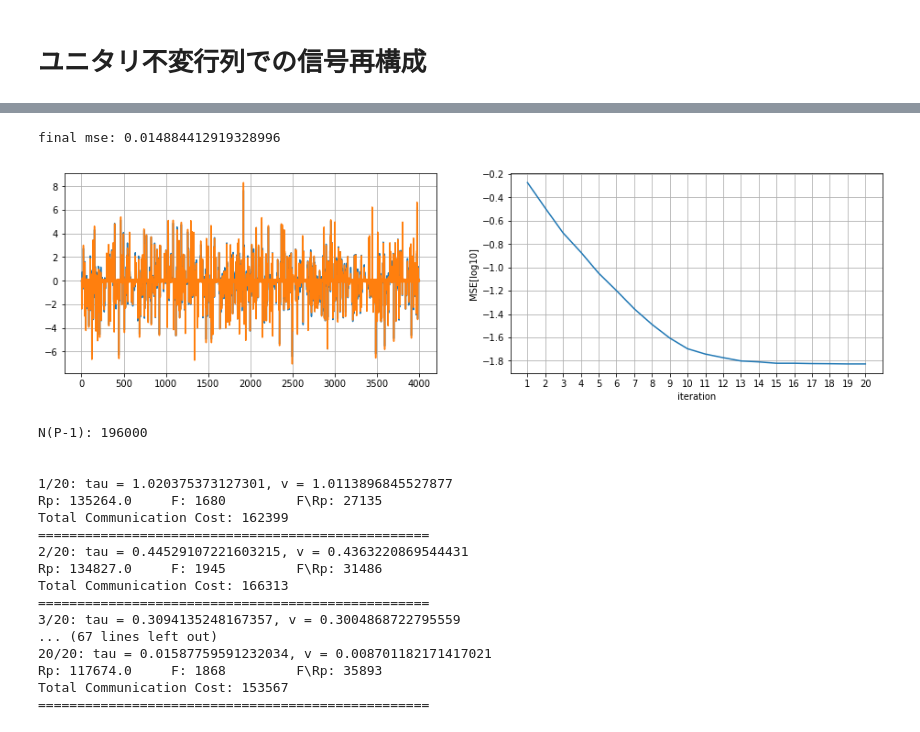
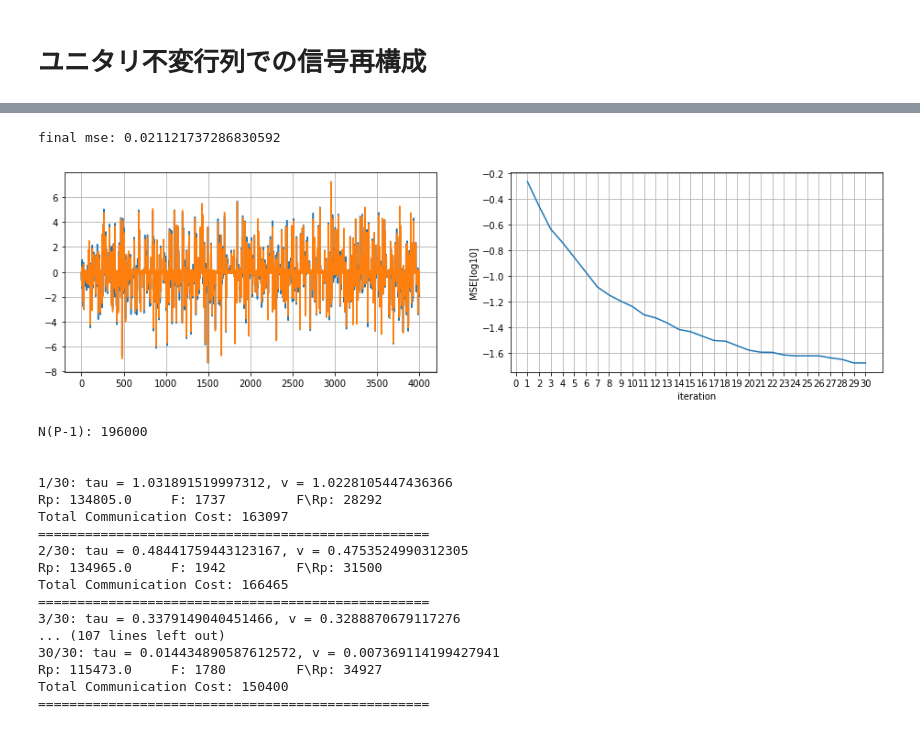
Before and after one commit to Qip21n0/Lassolver, a Jupyter notebook: examples/sample1.ipynb, the cells around one changed output, grey strips where cells are left out. Drawn from its saved outputs; the diff is of its cells as text; code cells hidden in the pictures.

```diff
--- a/examples/sample1.ipynb
+++ b/examples/sample1.ipynb
@@ -25,7 +25,7 @@ rho = 0.2
 # %%
 kappa = 5
 P = 50
-T = 20
+T = 30
 # %%
 x = bernouli_gaussian(N, rho)
 SNR = 60
@@ -130,8 +124,8 @@ plt.grid()
 # %% [markdown]
 # ユニタリ不変行列での信号再構成
 # %%
-tmp1U = AMP(UniInv.A, x, SNR)
-tmp2U = D_AMP(UniInv.A, x, SNR, P)
-tmp3U = OAMP(UniInv.A, x, SNR)
-tmp4U = D_OAMP(UniInv.A, x, SNR, P)
+tmp_UniInv = [AMP(UniInv.A, x, SNR),
+              D_AMP(UniInv.A, x, SNR, P),
+              OAMP(UniInv.A, x, SNR),
+              D_OAMP(UniInv.A, x, SNR, P)]
 # %%
@@ -170,28 +164,28 @@ final mse: 9.715584536487807e+37
 # %%
-tmp3U.estimate(T=T)
-tmp3U.result()
+tmp_UniInv[2].estimate(T=T)
+tmp_UniInv[2].result()
 # %% [output]
-final mse: 0.014884412919328996
+final mse: 0.021121737286830592
-[figure, old version]
+[figure, new version]
 # %%
 print("N(P-1): {}".format(N*(P-1)))
 print("\n")
-tmp4U.estimate(T=T, C=1.85, log=True)
+tmp_UniInv[3].estimate(T=T, log=True)
 # %% [output]
 N(P-1): 196000
 
 
-1/20: tau = 1.020375373127301, v = 1.0113896845527877
-Rp: 135264.0     F: 1680         F\Rp: 27135
-Total Communication Cost: 162399
+1/30: tau = 1.031891519997312, v = 1.0228105447436366
+Rp: 134805.0     F: 1737         F\Rp: 28292
+Total Communication Cost: 163097
 ==================================================
-2/20: tau = 0.44529107221603215, v = 0.4363220869544431
-Rp: 134827.0     F: 1945         F\Rp: 31486
-Total Communication Cost: 166313
+2/30: tau = 0.48441759443123167, v = 0.4753524990312305
+Rp: 134965.0     F: 1942         F\Rp: 31500
+Total Communication Cost: 166465
 ==================================================
-3/20: tau = 0.3094135248167357, v = 0.3004868722795559
-... (67 lines left out)
-20/20: tau = 0.01587759591232034, v = 0.008701182171417021
-Rp: 117674.0     F: 1868         F\Rp: 35893
-Total Communication Cost: 153567
+3/30: tau = 0.3379149040451466, v = 0.3288870679117276
+... (107 lines left out)
+30/30: tau = 0.014434890587612572, v = 0.007369114199427941
+Rp: 115473.0     F: 1780         F\Rp: 34927
+Total Communication Cost: 150400
 ==================================================
```
Also changed, not shown: parts of 21 cells of this notebook, 2 other files.
